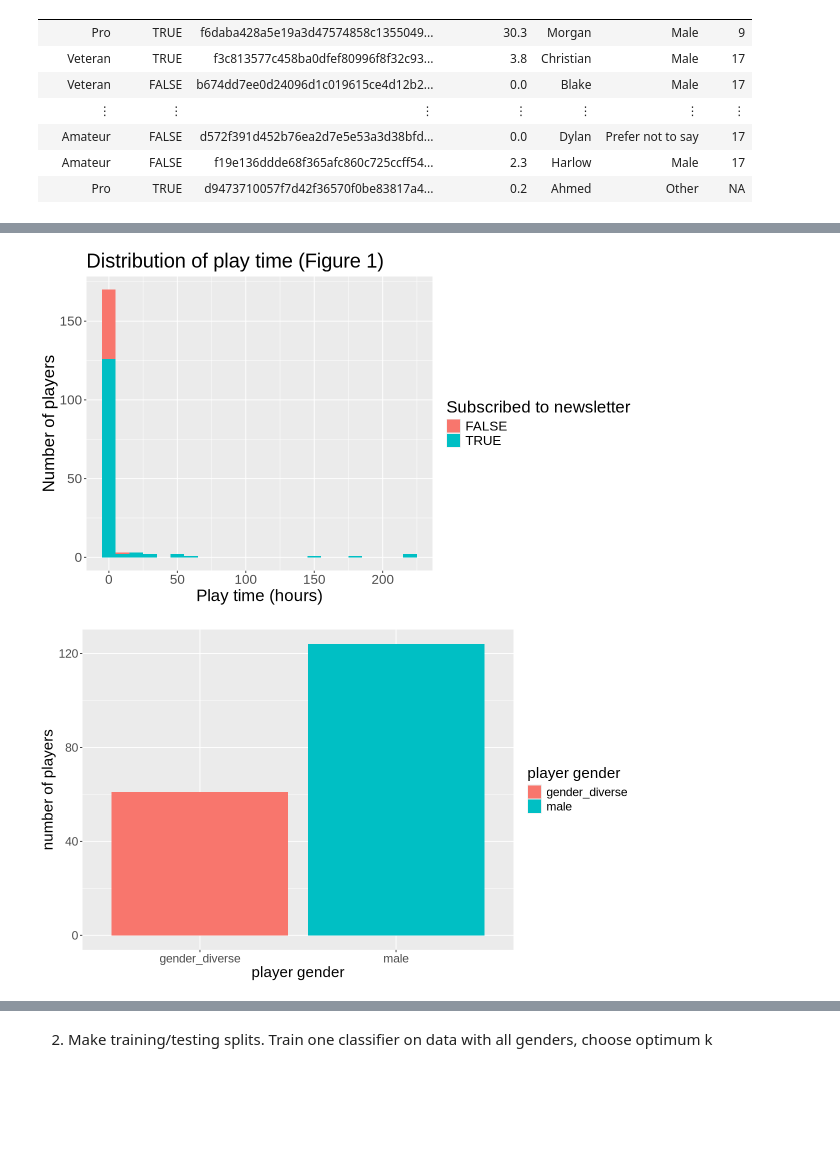
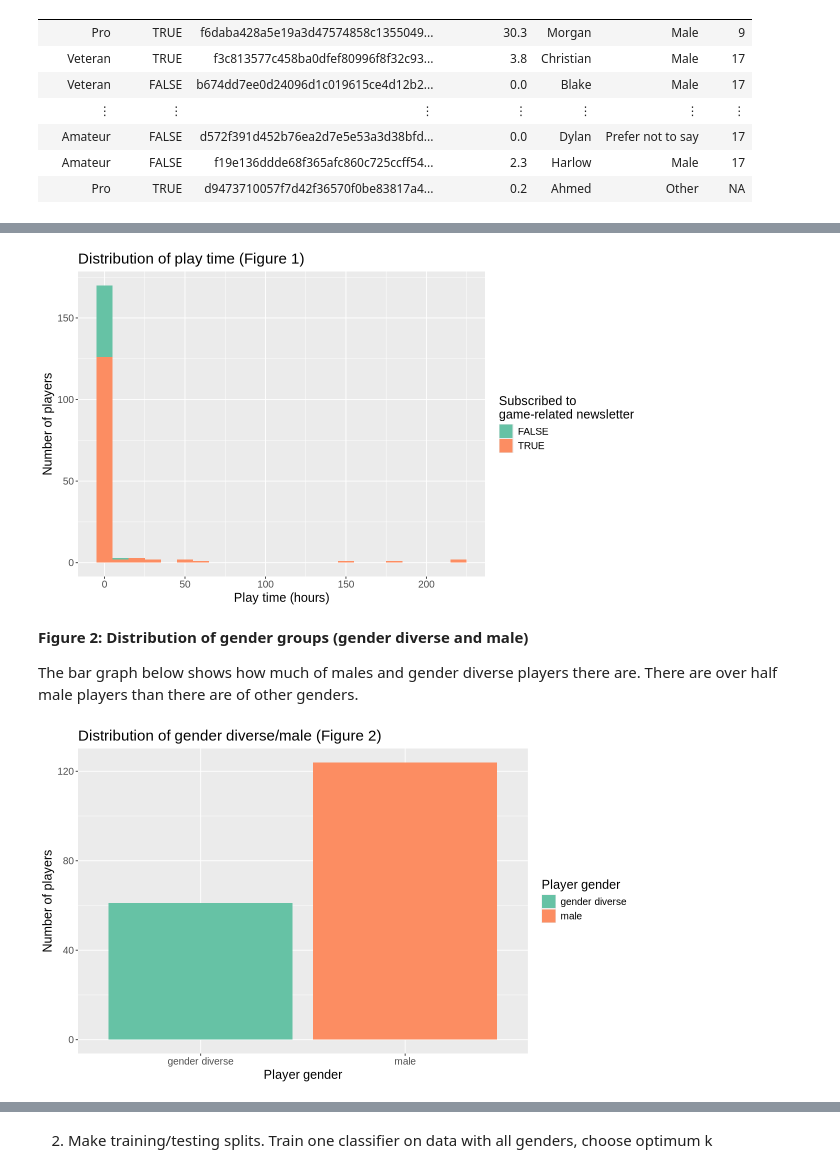
Before and after one commit to kathleenramsey/dsci100_group23, a Jupyter notebook: FINAL_PROJECT_23.ipynb, the cells around one changed output, grey strips where cells are left out. Saved outputs shown, nothing was run; the diff lists cells and outputs as text; code cells hidden in the pictures; blank space fills up the shorter version.

Commit message:
Adding more descriptions and formatting. Added another visualization.

```diff
--- a/FINAL_PROJECT_23.ipynb
+++ b/FINAL_PROJECT_23.ipynb
@@ -99,7 +101,7 @@ Below we are creating three datasets (for our three models) from the original pl
 players_full <- players |>
     select(subscribe, played_hours, gender) |>
     filter(gender != 'Prefer not to say') |>
-    mutate(gender = if_else(gender == "Male", "male", "gender_diverse")) |>
+    mutate(gender = if_else(gender == "Male", "male", "gender diverse")) |>
     mutate(subscribe = as.factor(subscribe))
 
 players_male <- players |>
@@ -154,32 +175,34 @@ A tibble: 1 × 5
 # %%
 options(repr.plot.height = 6, repr.plot.width = 10)
-
-prop_sub <- players_full |>
-  summarise(prop_subscribed = mean(subscribe == TRUE)) |>
-    pull()
 
 player_hist <- players_full |>
     ggplot(aes(x=played_hours, fill=subscribe)) +
     geom_histogram(binwidth=10) +
     labs(x='Play time (hours)',
          y='Number of players',
-         fill='Subscribed to newsletter',
+         fill='Subscribed to\ngame-related newsletter',
          title = 'Distribution of play time (Figure 1)') +
-    theme(text = element_text(size = 20))
+    theme(text = element_text(size = 15)) +
+    scale_fill_brewer(palette = "Set2")
 player_hist
 # %% [output]
-[figure, old version]
+[figure, new version]
+# %% [markdown]
+**Figure 2: Distribution of gender groups (gender diverse and male)**
+
+The bar graph below shows how much of males and gender diverse players there are. There are over half male players than there are of other genders.
 # %%
 options(repr.plot.height = 6, repr.plot.width = 10)
 
-player_genders <- players_full |>
-    ggplot(aes(x=gender, fill=gender)) +
-    geom_bar(stat='count') +
-    labs(x='player gender', y='number of players', fill='player gender') +
-    theme(text = element_text(size = 18)) +
-    scale_color_brewer(palette = "Set2")
-
-
-player_genders
+gender_dist <- players_full |>
+    ggplot(aes(x = gender, fill = gender)) +
+    geom_bar(stat= 'count') +
+    labs(x = 'Player gender',
+         y = 'Number of players',
+         fill = 'Player gender',
+         title = 'Distribution of gender diverse/male (Figure 2)') +
+    theme(text = element_text(size = 15)) +
+    scale_fill_brewer(palette = "Set2")
+gender_dist
 # %% [output]
-[figure, old version]
+[figure, new version]
```
Also changed, not shown: parts of 10 cells of this notebook.
